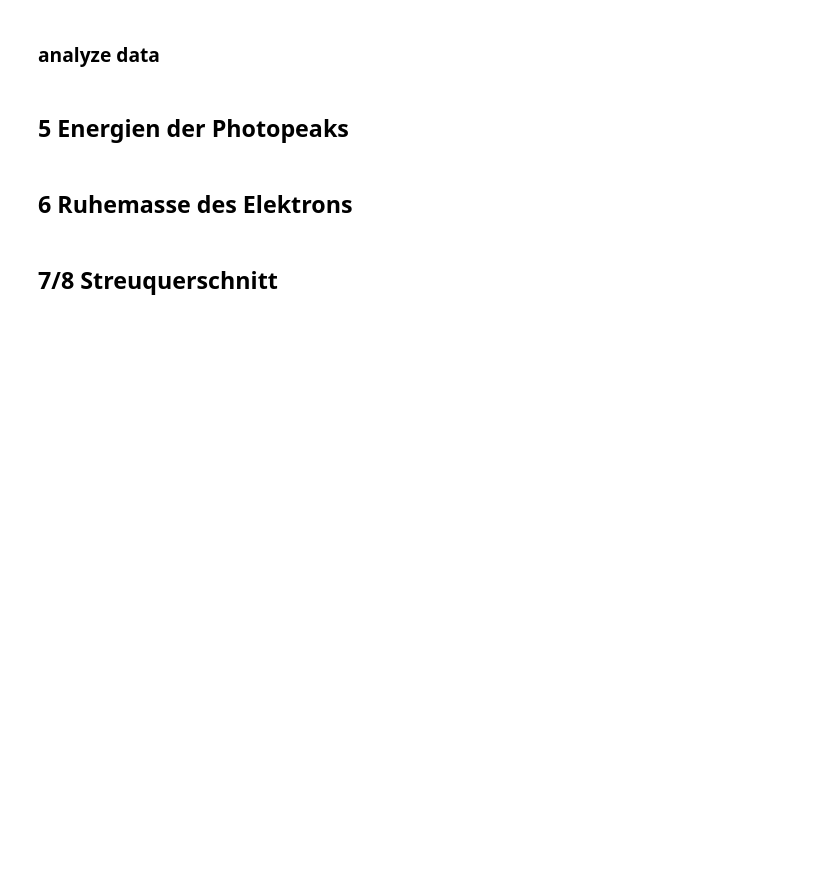
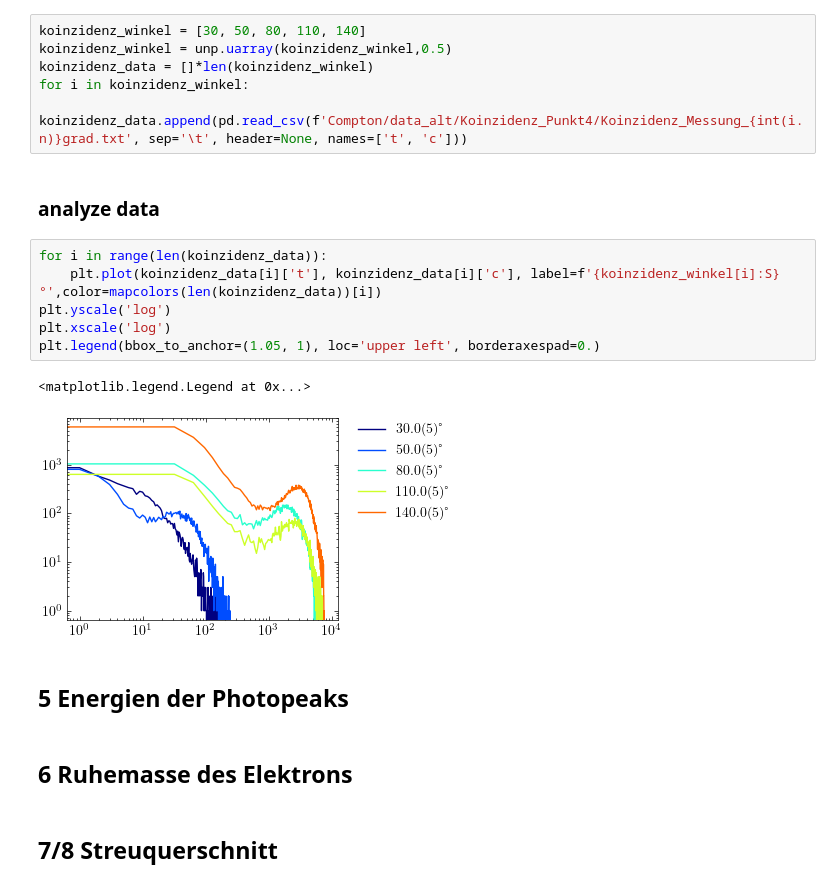
Before and after one commit to emhl/FP1, a Jupyter notebook: Compton.ipynb, the cells around one changed output. Cells and saved outputs as stored; diff of their text form; blank space fills up the shorter version.

```diff
--- a/Compton.ipynb
+++ b/Compton.ipynb
@@ -69,8 +133,23 @@ def mapcolors(n):
 ## 4 Koinzidenz
 # %% [markdown]
 ### import data
+# %%
+koinzidenz_winkel = [30, 50, 80, 110, 140]
+koinzidenz_winkel = unp.uarray(koinzidenz_winkel,0.5)
+koinzidenz_data = []*len(koinzidenz_winkel)
+for i in koinzidenz_winkel:
+    koinzidenz_data.append(pd.read_csv(f'Compton/data_alt/Koinzidenz_Punkt4/Koinzidenz_Messung_{int(i.n)}grad.txt', sep='\t', header=None, names=['t', 'c']))
 # %% [markdown]
 ### analyze data
+# %%
+for i in range(len(koinzidenz_data)):
+    plt.plot(koinzidenz_data[i]['t'], koinzidenz_data[i]['c'], label=f'{koinzidenz_winkel[i]:S}°',color=mapcolors(len(koinzidenz_data))[i])
+plt.yscale('log')
+plt.xscale('log')
+plt.legend(bbox_to_anchor=(1.05, 1), loc='upper left', borderaxespad=0.)
+# %% [output]
+<matplotlib.legend.Legend at 0x...>
+[figure, added]
 # %% [markdown]
 ## 5 Energien der Photopeaks
 # %% [markdown]
```
Also changed, not shown: parts of 6 cells of this notebook, 12 other files.
